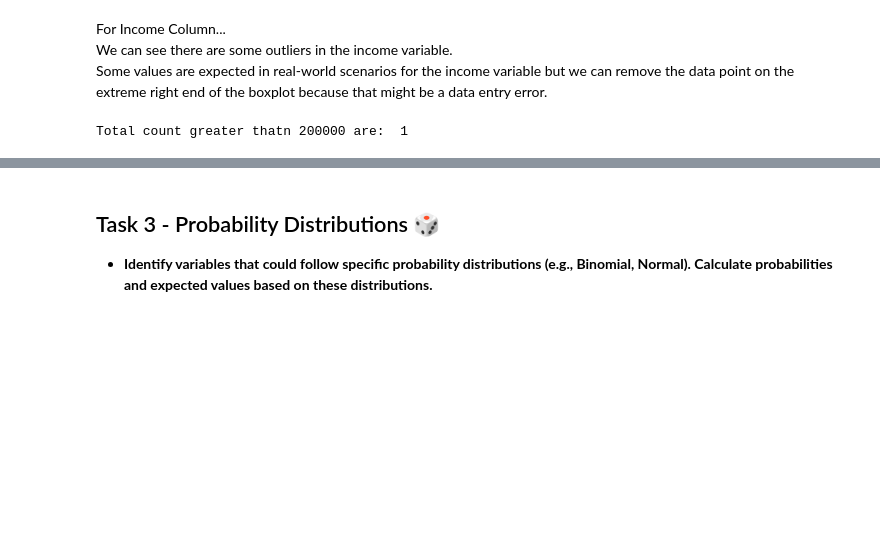
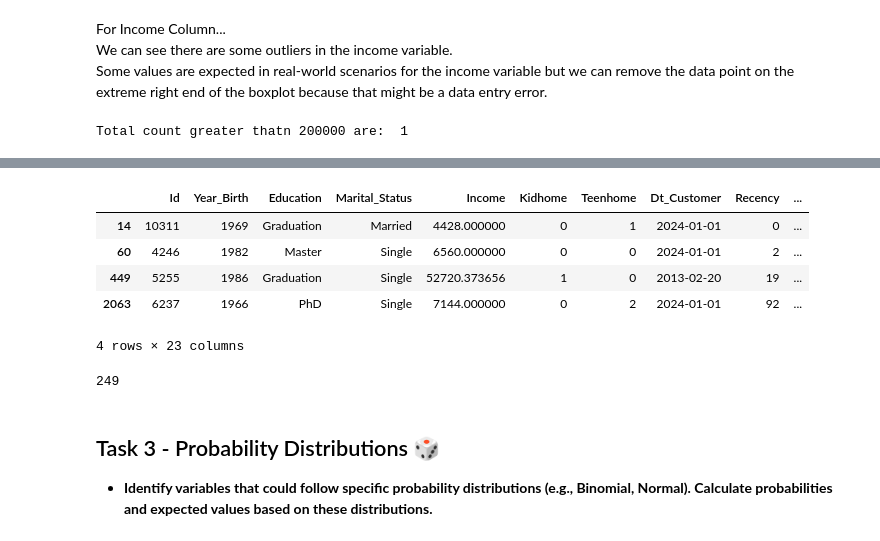
Before and after one commit to tripathimanoj/probality_mid_course_assisment, a Jupyter notebook: applied_statistics_project.ipynb, the cells around one changed output, grey strips where cells are left out. Saved outputs shown, nothing was run; the diff lists cells and outputs as text; code cells hidden in the pictures; blank space fills up the shorter version.

```diff
--- a/applied_statistics_project.ipynb
+++ b/applied_statistics_project.ipynb
@@ -529,0 +549,4 @@ For MntMeatProducts Column...<br>
+# %%
+# caping the values
+data["MntMeatProducts"].clip(upper=984, inplace=True) # values capped to 984
+max(data["MntMeatProducts"])                          # checking by finding max value
@@ -529,0 +582,3 @@ For MntMeatProducts Column...<br>
+# %%
+data["MntSweetProducts"].clip(upper=198, inplace=True) # capping to next largest value which 198
+max(data["MntSweetProducts"])
@@ -530,3 +605,17 @@ For MntMeatProducts Column...<br>
+# %%
+data[data["MntGoldProds"] > 250]
+# %% [output]
+|  | Id | Year_Birth | Education | Marital_Status | Income | Kidhome | Teenhome | Dt_Customer | Recency | ... |
+| 14 | 10311 | 1969 | Graduation | Married | 4428.000000 | 0 | 1 | 2024-01-01 | 0 | ... |
+| 60 | 4246 | 1982 | Master | Single | 6560.000000 | 0 | 0 | 2024-01-01 | 2 | ... |
+| 449 | 5255 | 1986 | Graduation | Single | 52720.373656 | 1 | 0 | 2013-02-20 | 19 | ... |
+| 2063 | 6237 | 1966 | PhD | Single | 7144.000000 | 0 | 2 | 2024-01-01 | 92 | ... |
+4 rows × 23 columns
+# %%
+data["MntGoldProds"].clip(upper=249, inplace=True)
+max(data["MntGoldProds"])    # checking the max capped value
+# %% [output]
+249
 # %% [markdown]
 ## Task 3 - Probability Distributions 🎲
 
```
Also changed, not shown: parts of 12 cells of this notebook.
